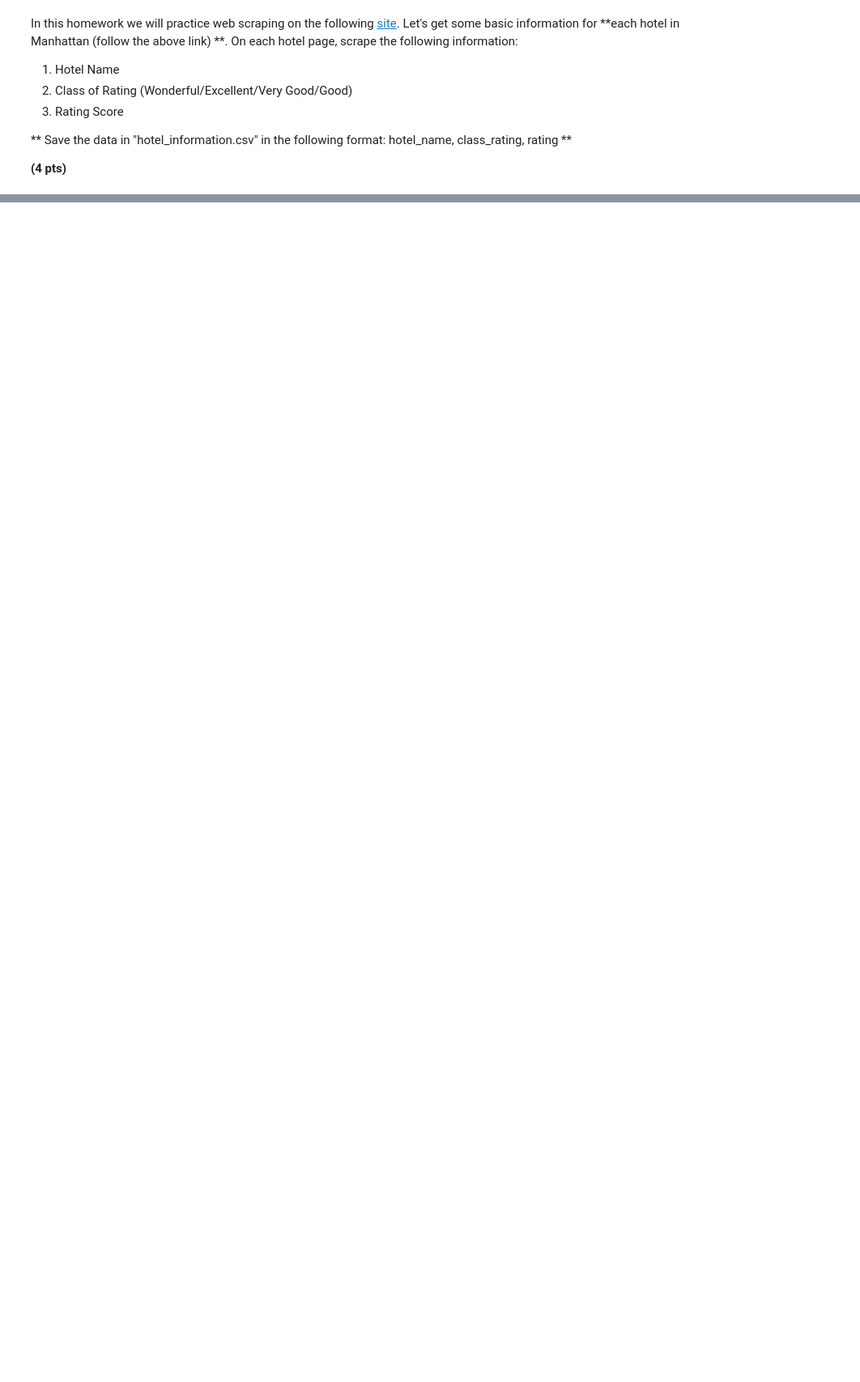
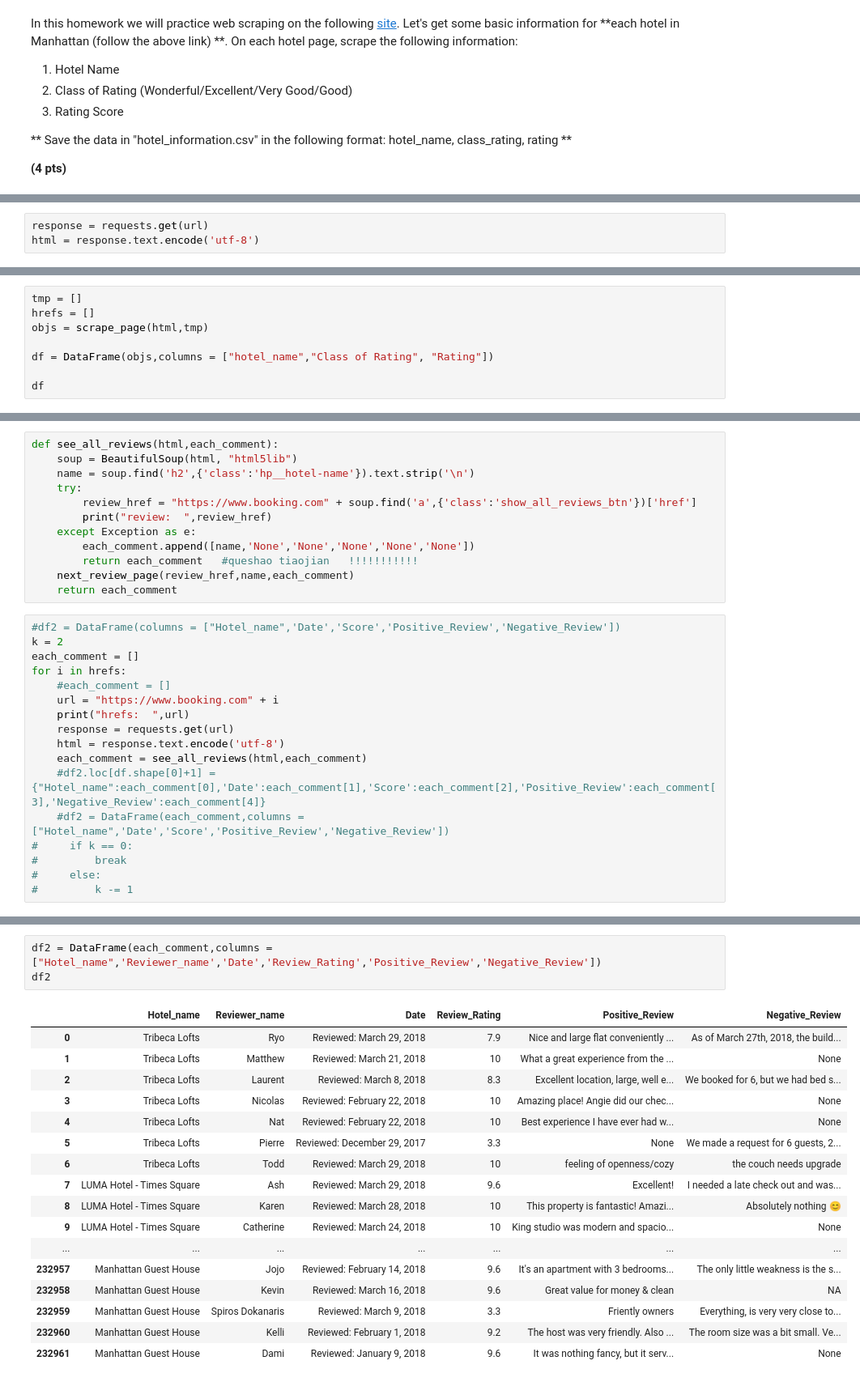
Before and after one commit to CS506-Boston-University/cs506-spring2018-hw3-jweixuan, a Jupyter notebook: Homework3.ipynb, the cells around one changed output, grey strips where cells are left out. Shown at 81% size. Drawn from its saved outputs; the diff is of its cells as text; blank space fills up the shorter version.

```diff
--- a/Homework3.ipynb
+++ b/Homework3.ipynb
@@ -27,0 +33,3 @@ Note that you will also need the hotel's name!! Also, some reviews may not have
+# %%
+response = requests.get(url)
+html = response.text.encode('utf-8')
@@ -27,0 +95,8 @@ Note that you will also need the hotel's name!! Also, some reviews may not have
+# %%
+tmp = []
+hrefs = []
+objs = scrape_page(html,tmp)
+
+df = DataFrame(objs,columns = ["hotel_name","Class of Rating", "Rating"])
+
+df
@@ -27,0 +163,29 @@ Note that you will also need the hotel's name!! Also, some reviews may not have
+# %%
+def see_all_reviews(html,each_comment):
+    soup = BeautifulSoup(html, "html5lib")
+    name = soup.find('h2',{'class':'hp__hotel-name'}).text.strip('\n')
+    try:
+        review_href = "https://www.booking.com" + soup.find('a',{'class':'show_all_reviews_btn'})['href']
+        print("review:  ",review_href)
+    except Exception as e:
+        each_comment.append([name,'None','None','None','None','None'])
+        return each_comment   #queshao tiaojian   !!!!!!!!!!!
+    next_review_page(review_href,name,each_comment)
+    return each_comment
+# %%
+#df2 = DataFrame(columns = ["Hotel_name",'Date','Score','Positive_Review','Negative_Review'])
+k = 2
+each_comment = []
+for i in hrefs:
+    #each_comment = []
+    url = "https://www.booking.com" + i
+    print("hrefs:  ",url)
+    response = requests.get(url)
+    html = response.text.encode('utf-8')
+    each_comment = see_all_reviews(html,each_comment)
+    #df2.loc[df.shape[0]+1] = {"Hotel_name":each_comment[0],'Date':each_comment[1],'Score':each_comment[2],'Positive_Review':each_comment[3],'Negative_Review':each_comment[4]}
+    #df2 = DataFrame(each_comment,columns = ["Hotel_name",'Date','Score','Positive_Review','Negative_Review'])
+#     if k == 0:
+#         break
+#     else:
+#         k -= 1
@@ -27,0 +210,21 @@ Note that you will also need the hotel's name!! Also, some reviews may not have
+# %%
+df2 = DataFrame(each_comment,columns = ["Hotel_name",'Reviewer_name','Date','Review_Rating','Positive_Review','Negative_Review'])
+df2
+# %% [output]
+|  | Hotel_name | Reviewer_name | Date | Review_Rating | Positive_Review | Negative_Review |
+| 0 | Tribeca Lofts | Ryo | Reviewed: March 29, 2018 | 7.9 | Nice and large flat conveniently ... | As of March 27th, 2018, the build... |
+| 1 | Tribeca Lofts | Matthew | Reviewed: March 21, 2018 | 10 | What a great experience from the ... | None |
+| 2 | Tribeca Lofts | Laurent | Reviewed: March 8, 2018 | 8.3 | Excellent location, large, well e... | We booked for 6, but we had bed s... |
+| 3 | Tribeca Lofts | Nicolas | Reviewed: February 22, 2018 | 10 | Amazing place! Angie did our chec... | None |
+| 4 | Tribeca Lofts | Nat | Reviewed: February 22, 2018 | 10 | Best experience I have ever had w... | None |
+| 5 | Tribeca Lofts | Pierre | Reviewed: December 29, 2017 | 3.3 | None | We made a request for 6 guests, 2... |
+| 6 | Tribeca Lofts | Todd | Reviewed: March 29, 2018 | 10 | feeling of openness/cozy | the couch needs upgrade |
+| 7 | LUMA Hotel - Times Square | Ash | Reviewed: March 29, 2018 | 9.6 | Excellent! | I needed a late check out and was... |
+| 8 | LUMA Hotel - Times Square | Karen | Reviewed: March 28, 2018 | 10 | This property is fantastic! Amazi... | Absolutely nothing 😊 |
+| 9 | LUMA Hotel - Times Square | Catherine | Reviewed: March 24, 2018 | 10 | King studio was modern and spacio... | None |
+| ... | ... | ... | ... | ... | ... | ... |
+| 232957 | Manhattan Guest House | Jojo | Reviewed: February 14, 2018 | 9.6 | It's an apartment with 3 bedrooms... | The only little weakness is the s... |
+| 232958 | Manhattan Guest House | Kevin | Reviewed: March 16, 2018 | 9.6 | Great value for money & clean | NA |
+| 232959 | Manhattan Guest House | Spiros Dokanaris | Reviewed: March 9, 2018 | 3.3 | Friently owners | Everything, is very very close to... |
+| 232960 | Manhattan Guest House | Kelli | Reviewed: February 1, 2018 | 9.2 | The host was very friendly. Also ... | The room size was a bit small. Ve... |
+| 232961 | Manhattan Guest House | Dami | Reviewed: January 9, 2018 | 9.6 | It was nothing fancy, but it serv... | None |
```
Also changed, not shown: parts of 10 cells of this notebook, 1 other file.
